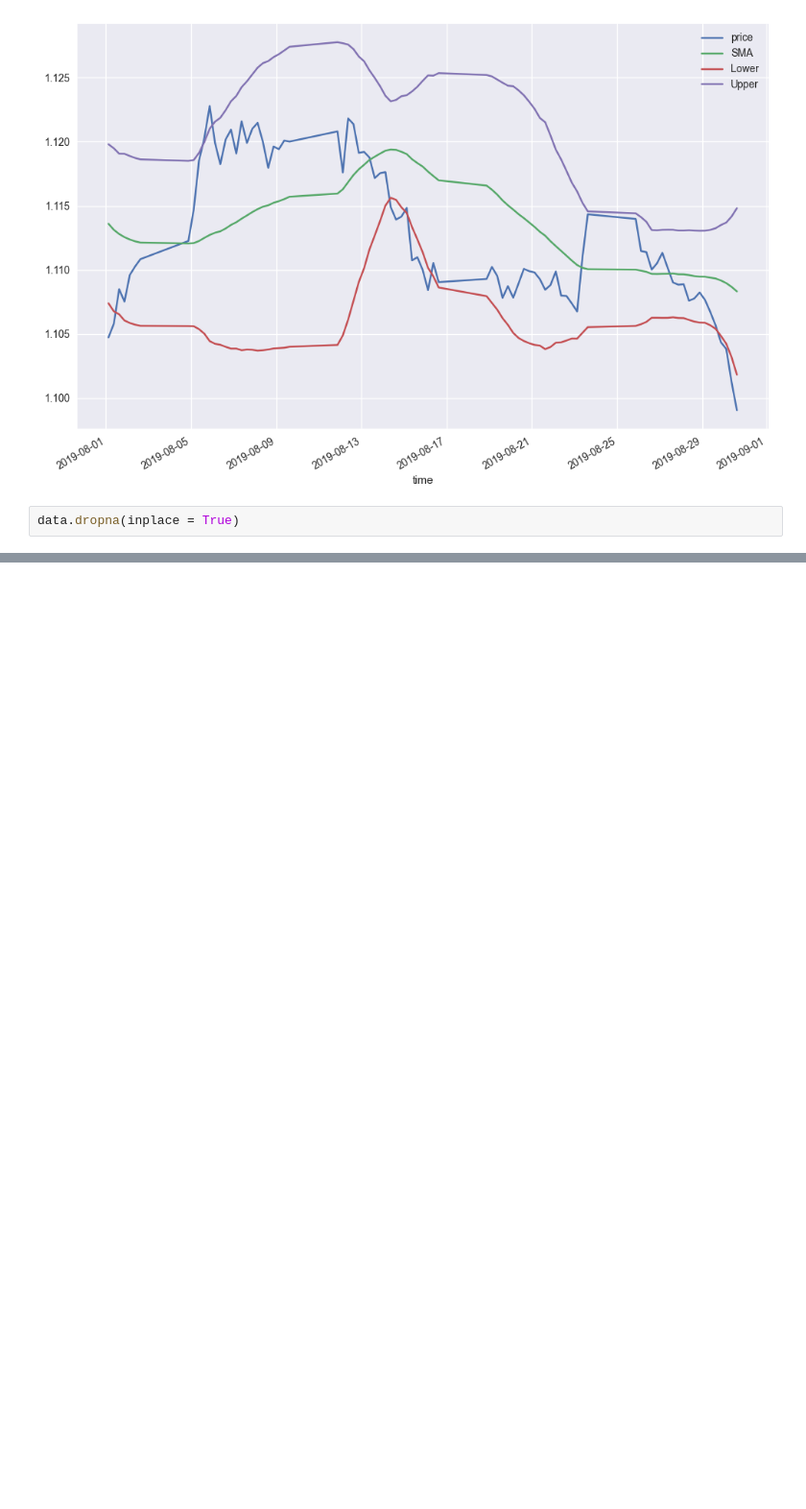
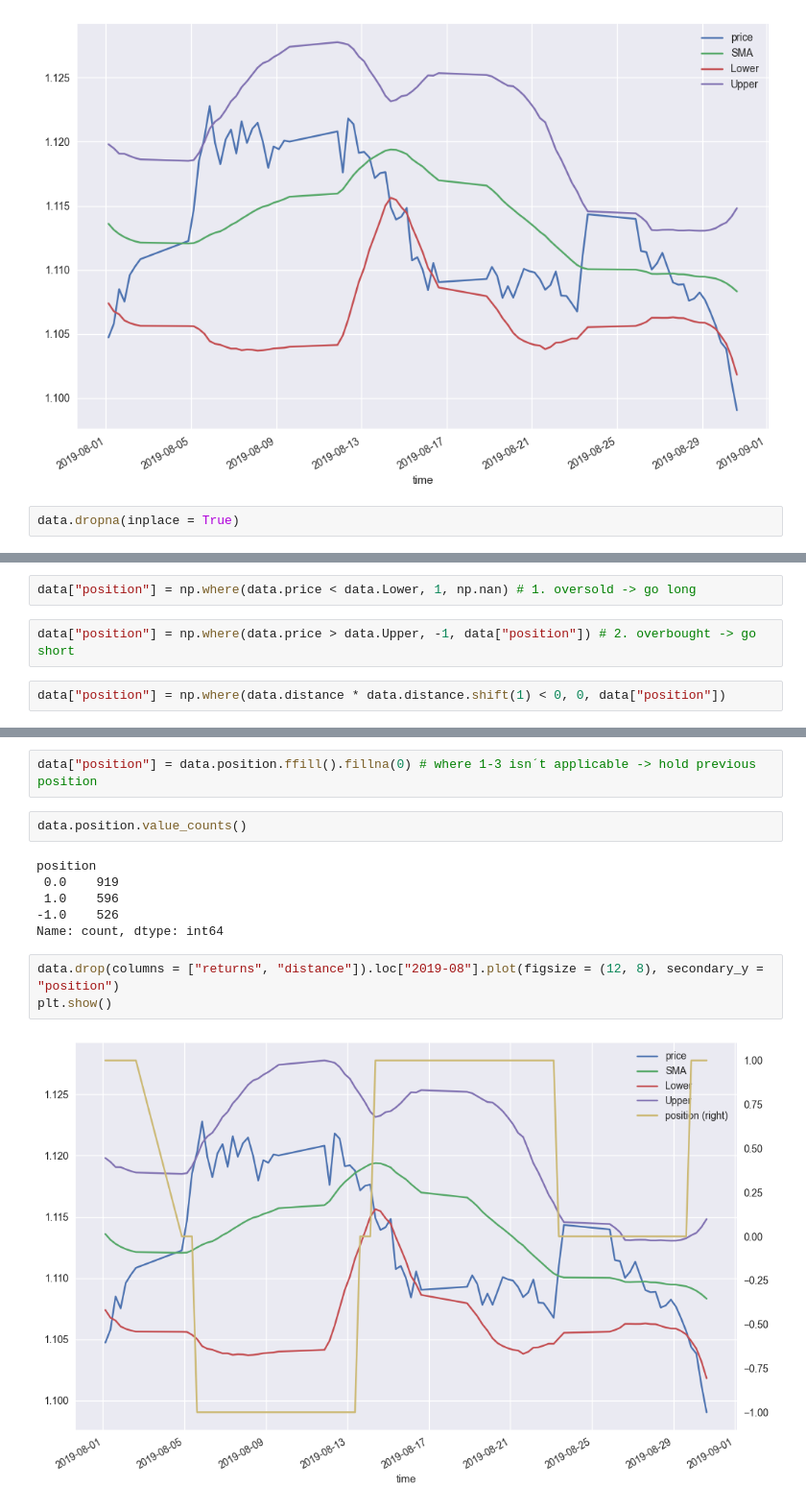
Before and after one commit to AvirukthGT/AlgoTrading, a Jupyter notebook: BollingerBands/BollingerBands.ipynb, the cells around one changed output, grey strips where cells are left out. Shown at 96% size. Drawn from its saved outputs; the diff is of its cells as text; blank space fills up the shorter version.

```diff
--- a/BollingerBands/BollingerBands.ipynb
+++ b/BollingerBands/BollingerBands.ipynb
@@ -109,0 +114,6 @@ data.dropna(inplace = True)
+# %%
+data["position"] = np.where(data.price < data.Lower, 1, np.nan) # 1. oversold -> go long
+# %%
+data["position"] = np.where(data.price > data.Upper, -1, data["position"]) # 2. overbought -> go short
+# %%
+data["position"] = np.where(data.distance * data.distance.shift(1) < 0, 0, data["position"])
@@ -109,0 +135,15 @@ data.dropna(inplace = True)
+# %%
+data["position"] = data.position.ffill().fillna(0) # where 1-3 isn´t applicable -> hold previous position
+# %%
+data.position.value_counts()
+# %% [output]
+position
+ 0.0    919
+ 1.0    596
+-1.0    526
+Name: count, dtype: int64
+# %%
+data.drop(columns = ["returns", "distance"]).loc["2019-08"].plot(figsize = (12, 8), secondary_y = "position")
+plt.show()
+# %% [output]
+[figure, added]
```
Also changed, not shown: parts of 4 cells of this notebook.
